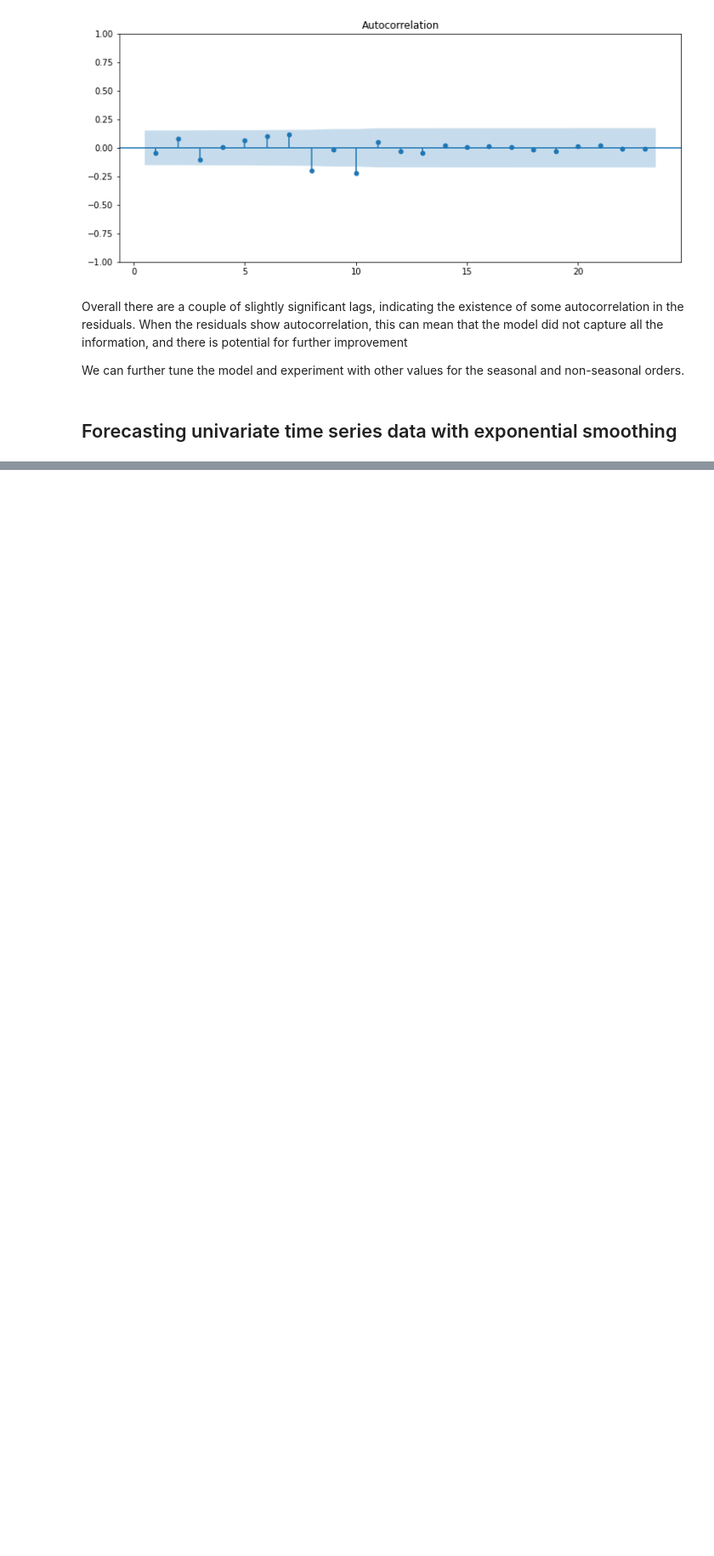
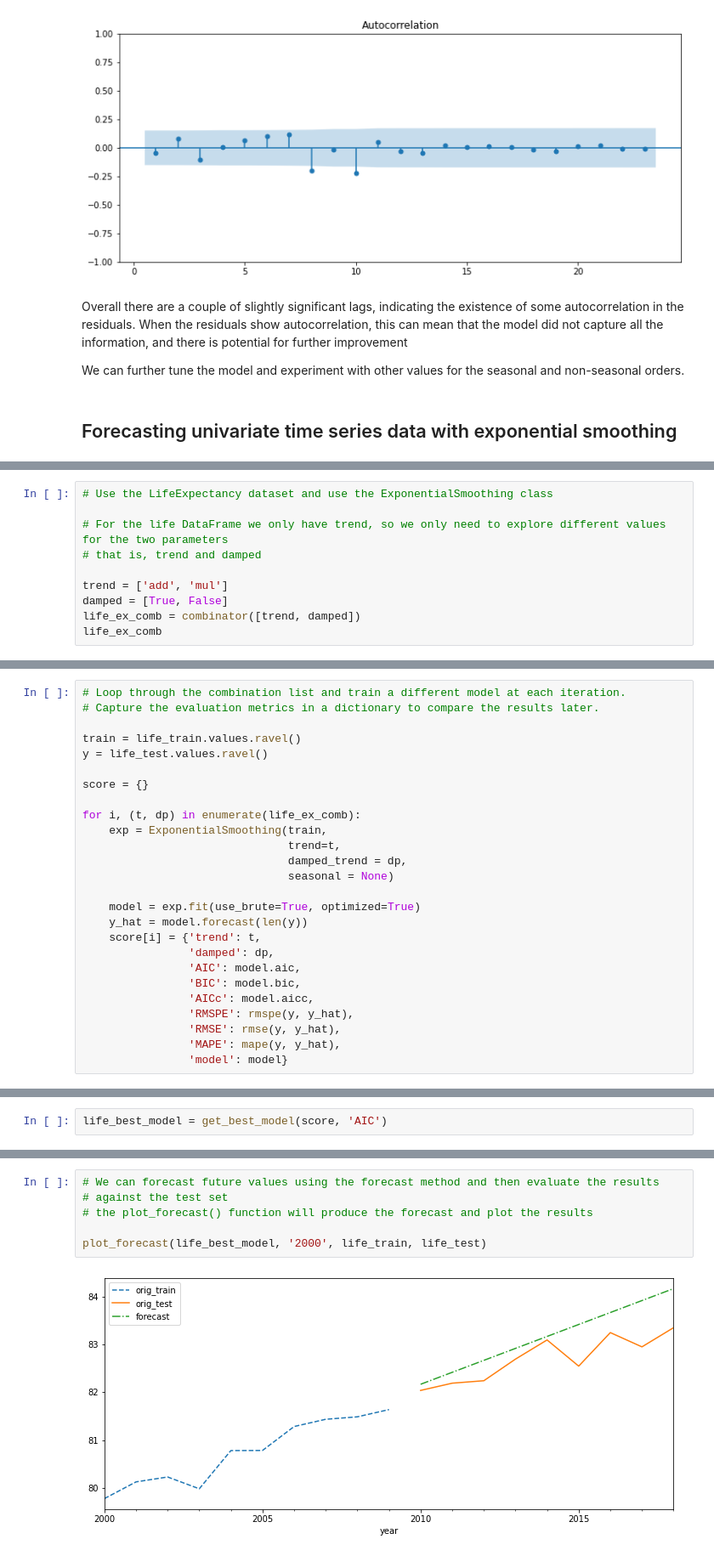
Before and after one commit to LaurbergMJ/TimeSeriesAnalysisWithPythonCookbook, a Jupyter notebook: Ch10.ipynb, the cells around one changed output, grey strips where cells are left out. Shown at 85% size. Saved outputs shown, nothing was run; the diff lists cells and outputs as text; blank space fills up the shorter version.

```diff
--- a/Ch10.ipynb
+++ b/Ch10.ipynb
@@ -196,0 +220,10 @@ We can further tune the model and experiment with other values for the seasonal
+# %%
+# Use the LifeExpectancy dataset and use the ExponentialSmoothing class
+
+# For the life DataFrame we only have trend, so we only need to explore different values for the two parameters
+# that is, trend and damped
+
+trend = ['add', 'mul']
+damped = [True, False]
+life_ex_comb = combinator([trend, damped])
+life_ex_comb
@@ -196,0 +232,26 @@ We can further tune the model and experiment with other values for the seasonal
+# %%
+# Loop through the combination list and train a different model at each iteration.
+# Capture the evaluation metrics in a dictionary to compare the results later.
+
+train = life_train.values.ravel()
+y = life_test.values.ravel()
+
+score = {}
+
+for i, (t, dp) in enumerate(life_ex_comb):
+    exp = ExponentialSmoothing(train,
+                               trend=t,
+                               damped_trend = dp,
+                               seasonal = None)
+
+    model = exp.fit(use_brute=True, optimized=True)
+    y_hat = model.forecast(len(y))
+    score[i] = {'trend': t,
+                'damped': dp,
+                'AIC': model.aic,
+                'BIC': model.bic,
+                'AICc': model.aicc,
+                'RMSPE': rmspe(y, y_hat),
+                'RMSE': rmse(y, y_hat),
+                'MAPE': mape(y, y_hat),
+                'model': model}
@@ -196,0 +260,2 @@ We can further tune the model and experiment with other values for the seasonal
+# %%
+life_best_model = get_best_model(score, 'AIC')
@@ -196,0 +281,8 @@ We can further tune the model and experiment with other values for the seasonal
+# %%
+# We can forecast future values using the forecast method and then evaluate the results
+# against the test set
+# the plot_forecast() function will produce the forecast and plot the results
+
+plot_forecast(life_best_model, '2000', life_train, life_test)
+# %% [output]
+[figure, added]
```
Also changed, not shown: parts of 13 cells of this notebook.
